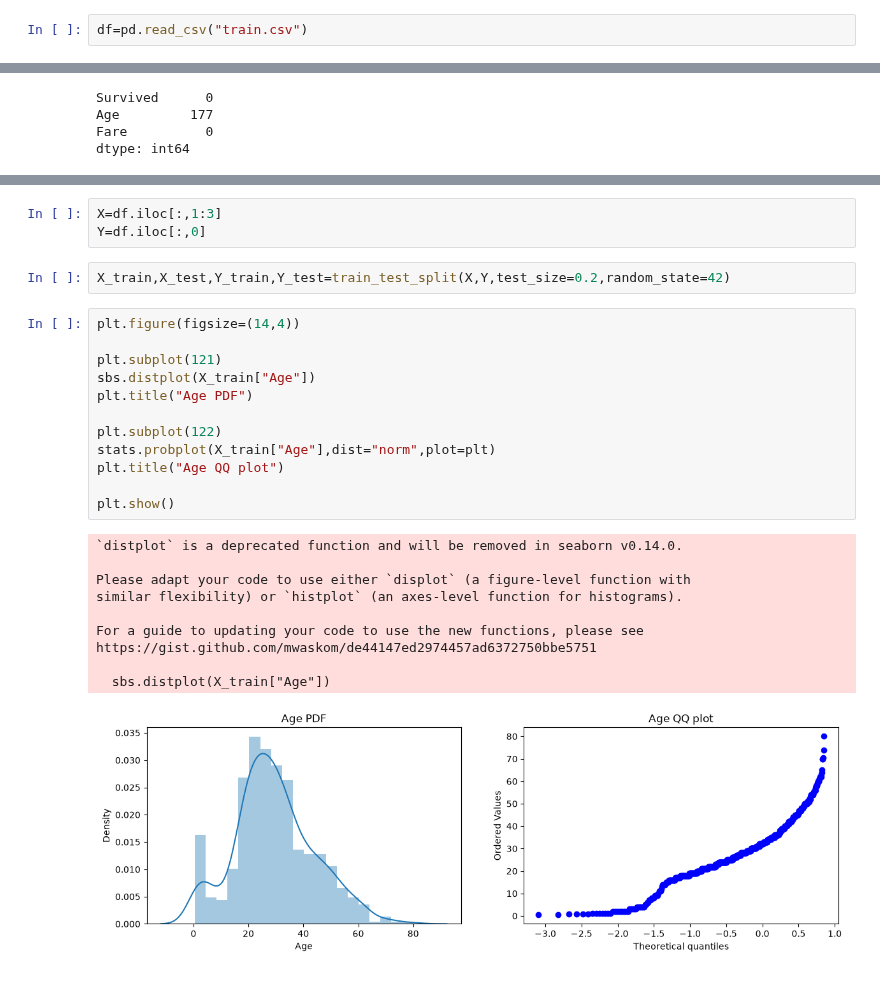
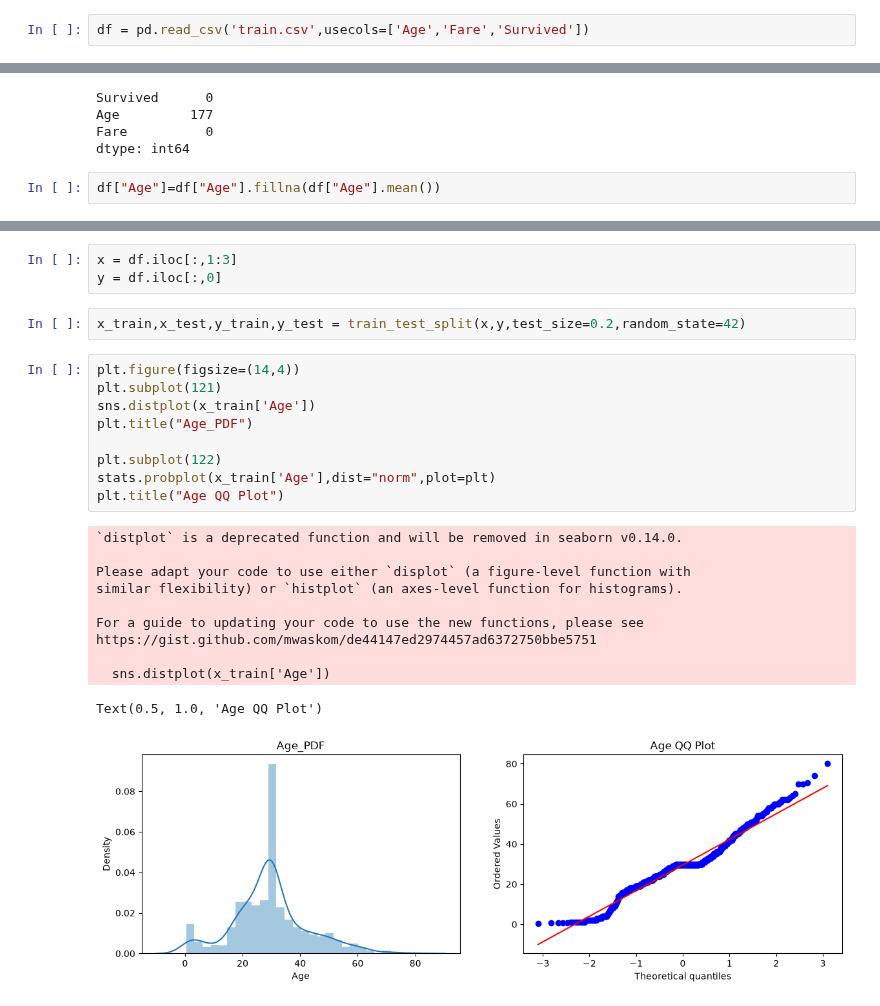
Before and after one commit to Devyani1430/100-Days-Of-ML, a Jupyter notebook: 15. Function Transformer/Untitled.ipynb, the cells around one changed output, grey strips where cells are left out. Cells and saved outputs as stored; diff of their text form.

```diff
--- a/15. Function Transformer/Untitled.ipynb
+++ b/15. Function Transformer/Untitled.ipynb
@@ -17,4 +17,4 @@ from sklearn.tree import DecisionTreeClassifier
 from sklearn.preprocessing import FunctionTransformer
 from sklearn.compose import ColumnTransformer
 # %%
-df=pd.read_csv("train.csv")
+df = pd.read_csv('train.csv',usecols=['Age','Fare','Survived'])
@@ -45,6 +34,8 @@ Survived      0
 Age         177
 Fare          0
 dtype: int64
+# %%
+df["Age"]=df["Age"].fillna(df["Age"].mean())
 # %%
 df.isnull().sum()
 # %% [output]
@@ -54,31 +45,29 @@ Fare          0
 dtype: int64
 # %%
-X=df.iloc[:,1:3]
-Y=df.iloc[:,0]
+x = df.iloc[:,1:3]
+y = df.iloc[:,0]
 # %%
-X_train,X_test,Y_train,Y_test=train_test_split(X,Y,test_size=0.2,random_state=42)
+x_train,x_test,y_train,y_test = train_test_split(x,y,test_size=0.2,random_state=42)
 # %%
 plt.figure(figsize=(14,4))
-
 plt.subplot(121)
-sbs.distplot(X_train["Age"])
-plt.title("Age PDF")
+sns.distplot(x_train['Age'])
+plt.title("Age_PDF")
 
 plt.subplot(122)
-stats.probplot(X_train["Age"],dist="norm",plot=plt)
-plt.title("Age QQ plot")
-
-plt.show()
+stats.probplot(x_train['Age'],dist="norm",plot=plt)
+plt.title("Age QQ Plot")
 # %% [output]
 `distplot` is a deprecated function and will be removed in seaborn v0.14.0.
 
 Please adapt your code to use either `displot` (a figure-level function with
 similar flexibility) or `histplot` (an axes-level function for histograms).
 
 For a guide to updating your code to use the new functions, please see
 https://gist.github.com/mwaskom/de44147ed2974457ad6372750bbe5751
 
-  sbs.distplot(X_train["Age"])
+  sns.distplot(x_train['Age'])
+Text(0.5, 1.0, 'Age QQ Plot')
-[figure, old version]
+[figure, new version]
 # %%
 plt.figure(figsize=(14,4))
```
Also changed, not shown: parts of 24 cells of this notebook.
